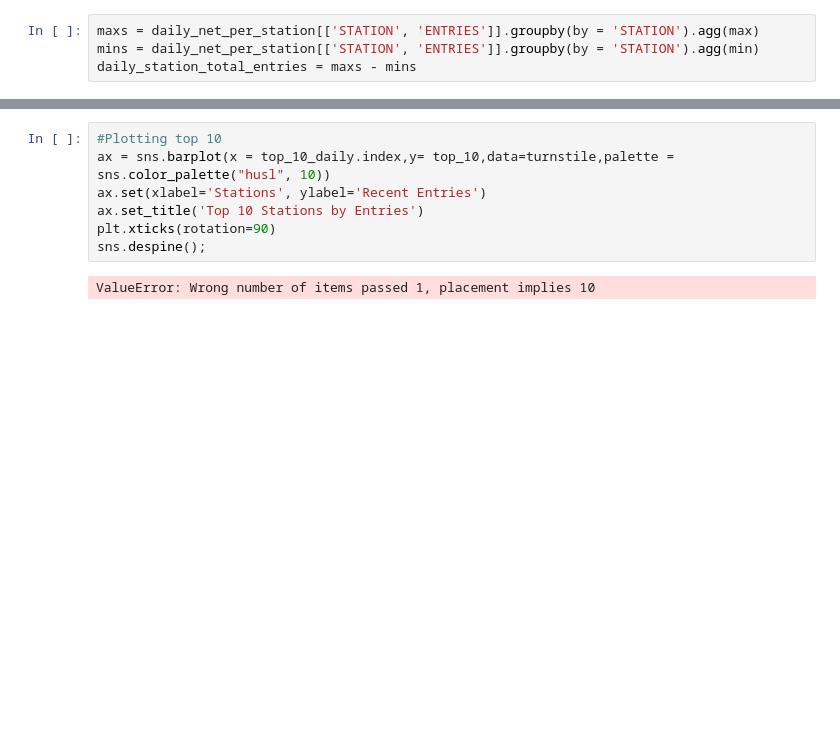
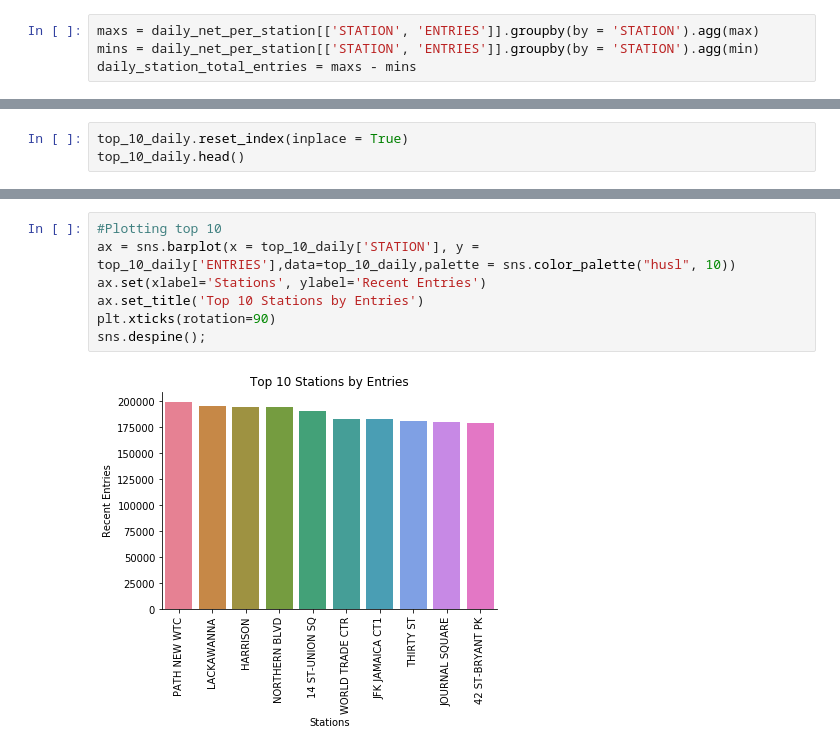
Before and after one commit to alexmuhr/metis_project_1, a Jupyter notebook: Project1_Master.ipynb, the cells around one changed output, grey strips where cells are left out. Drawn from its saved outputs; the diff is of its cells as text; blank space fills up the shorter version.

```diff
--- a/Project1_Master.ipynb
+++ b/Project1_Master.ipynb
@@ -178,0 +164,3 @@ top_10 = daily_station_total_entries.iloc[0:10]
+# %%
+top_10_daily.reset_index(inplace = True)
+top_10_daily.head()
@@ -179,9 +174,9 @@ top_10 = daily_station_total_entries.iloc[0:10]
 # %%
 #Plotting top 10
-ax = sns.barplot(x = top_10_daily.index,y= top_10,data=turnstile,palette = sns.color_palette("husl", 10))
+ax = sns.barplot(x = top_10_daily['STATION'], y = top_10_daily['ENTRIES'],data=top_10_daily,palette = sns.color_palette("husl", 10))
 ax.set(xlabel='Stations', ylabel='Recent Entries')
 ax.set_title('Top 10 Stations by Entries')
 plt.xticks(rotation=90)
 sns.despine();
 # %% [output]
-ValueError: Wrong number of items passed 1, placement implies 10
+[figure, added]
```
Also changed, not shown: parts of 3 cells of this notebook.
